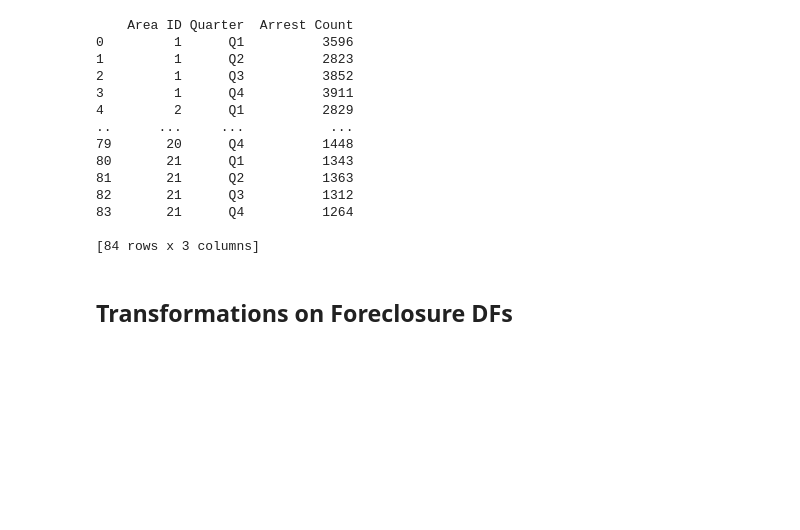
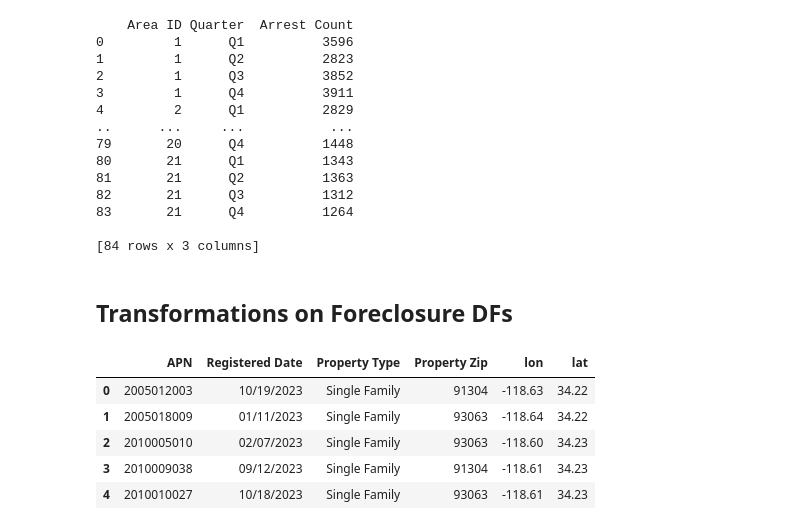
Before and after one commit to cploebell/ads-508-team-project, a Jupyter notebook: ads508_proj.ipynb, the cells around one changed output. Drawn from its saved outputs; the diff is of its cells as text; code cells hidden in the pictures; blank space fills up the shorter version.

Commit message:
added Foreclosure Transformations

```diff
--- a/ads508_proj.ipynb
+++ b/ads508_proj.ipynb
@@ -932,3 +932,18 @@ print(quarterly_arrests_byAreaID)
 [84 rows x 3 columns]
 # %% [markdown]
 ## Transformations on Foreclosure DFs
+# %%
+# Foreclosure 2023
+# drop any variables we've deemed irrelevant for our project
+df_fc2023_mod = df_fc2023.drop(
+    ['Property Address', 'Property City', 'Property State', 'Council District', 'Lender', 'Lender Contact', 'Lender Contact Phone', 'Property Management',
+     'Property Management Contact',	'Property Management Address', 'Property Management Contact Phone', 'Property on map'], axis=1)
+# %%
+df_fc2023_mod.head()
+# %% [output]
+|  | APN | Registered Date | Property Type | Property Zip | lon | lat |
+| 0 | 2005012003 | 10/19/2023 | Single Family | 91304 | -118.63 | 34.22 |
+| 1 | 2005018009 | 01/11/2023 | Single Family | 93063 | -118.64 | 34.22 |
+| 2 | 2010005010 | 02/07/2023 | Single Family | 93063 | -118.60 | 34.23 |
+| 3 | 2010009038 | 09/12/2023 | Single Family | 91304 | -118.61 | 34.23 |
+| 4 | 2010010027 | 10/18/2023 | Single Family | 93063 | -118.61 | 34.23 |
```
Also changed, not shown: parts of 7 cells of this notebook.
